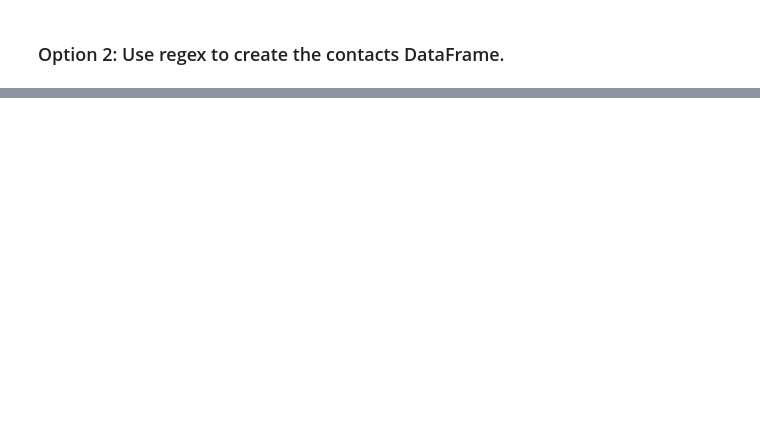
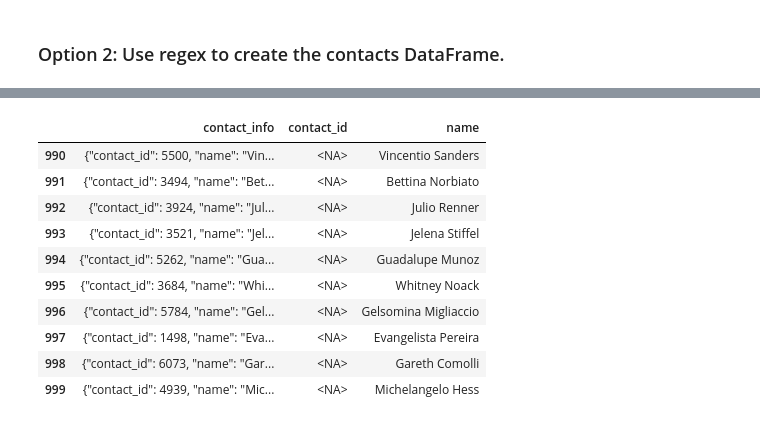
Before and after one commit to AdebolaShelby/Crowdfunding-ETL, a Jupyter notebook: Starter_Files/ETL_Mini_Project_Starter_Code.ipynb, the cells around one changed output, grey strips where cells are left out. Cells and saved outputs as stored; diff of their text form; code cells hidden in the pictures; blank space fills up the shorter version.

```diff
--- a/Starter_Files/ETL_Mini_Project_Starter_Code.ipynb
+++ b/Starter_Files/ETL_Mini_Project_Starter_Code.ipynb
@@ -386,4 +399,4 @@ contact_info_df.head()
 # %%
 # Reorder the columns
-contact_info_df = contact_info_df[['contact_id', 'first_name', 'last_name', 'email']]
-contact_info_df.head()
+contact_info_organized = contact_info_clean[['contact_id', 'first_name', 'last_name', 'email']]
+contact_info_organized.head()
@@ -411,4 +487,23 @@ contact_info_df_copy.head()
 # %%
+
 # Extract the name of the contact and add it to a new column.
+contact_info_df_copy['name'] = contact_info_df_copy['contact_info'].str.extract(r'"name":\s*"([^"]+)"')
+# drop rows where name have NaN or <NA> values
+contact_info_df_copy = contact_info_df_copy.dropna(subset=['name'])
+
+# Display the DataFrame to verify the extraction
+contact_info_df_copy.tail(10)
+# %% [output]
+|  | contact_info | contact_id | name |
+| 990 | {"contact_id": 5500, "name": "Vin... | <NA> | Vincentio Sanders |
+| 991 | {"contact_id": 3494, "name": "Bet... | <NA> | Bettina Norbiato |
+| 992 | {"contact_id": 3924, "name": "Jul... | <NA> | Julio Renner |
+| 993 | {"contact_id": 3521, "name": "Jel... | <NA> | Jelena Stiffel |
+| 994 | {"contact_id": 5262, "name": "Gua... | <NA> | Guadalupe Munoz |
+| 995 | {"contact_id": 3684, "name": "Whi... | <NA> | Whitney Noack |
+| 996 | {"contact_id": 5784, "name": "Gel... | <NA> | Gelsomina Migliaccio |
+| 997 | {"contact_id": 1498, "name": "Eva... | <NA> | Evangelista Pereira |
+| 998 | {"contact_id": 6073, "name": "Gar... | <NA> | Gareth Comolli |
+| 999 | {"contact_id": 4939, "name": "Mic... | <NA> | Michelangelo Hess |
 # %%
 # Extract the email from the contacts and add the values to a new column.
```
Also changed, not shown: parts of 14 cells of this notebook, 8 other files.
